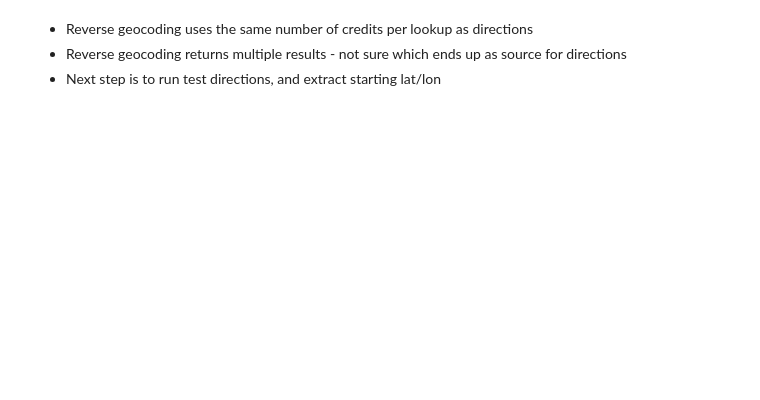
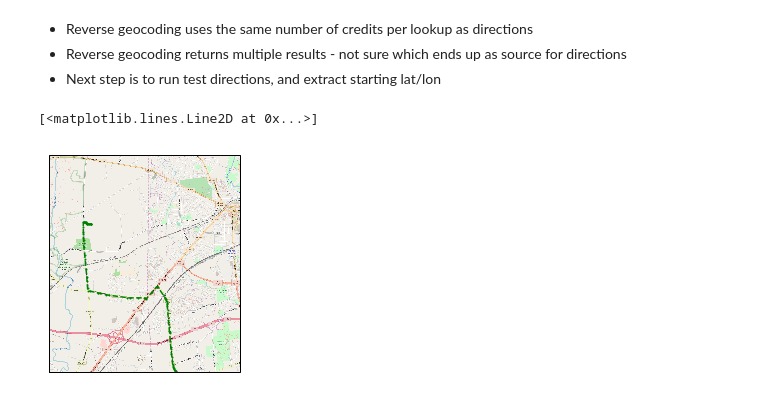
Before and after one commit to orthorhombic/two-body, a Jupyter notebook: GeoData.ipynb, the cells around one changed output. Drawn from its saved outputs; the diff is of its cells as text; code cells hidden in the pictures; blank space fills up the shorter version.

```diff
--- a/GeoData.ipynb
+++ b/GeoData.ipynb
@@ -243,14 +257,27 @@ def decode(point_str):
 # %%
 #route plot
 #https://gist.github.com/signed0/2031157
+
+#simple Plotting - looking for shift of points
+imagery = OSM() # Use Open street maps data
+ax = plt.axes(projection=imagery.crs)
+ax.set_extent([-75.75, -75.83, 39.63, 39.7], ccrs.Geodetic()) #longitude, latitude (x1,x2,y1,y2)
+
+
+# Add the imagery to the map. Later iterations will need to intellegently determine zoom level
+
+ax.add_image(imagery, 14) #good for very small area
 
 #direction route
 aRoute=np.array(decode(directions_result[0]['overview_polyline']['points']))
 
 plt.plot(
         aRoute[:,0], #x lng
         aRoute[:,1], #y lat
          marker='o', linestyle='--', color='green', markersize=1, transform=ccrs.Geodetic()
          )
+# %% [output]
+[<matplotlib.lines.Line2D at 0x...>]
+[figure, added]
 # %%
 #Next check out distance matrix --- probably not the right tool for this job
```
Also changed, not shown: parts of 8 cells of this notebook.
